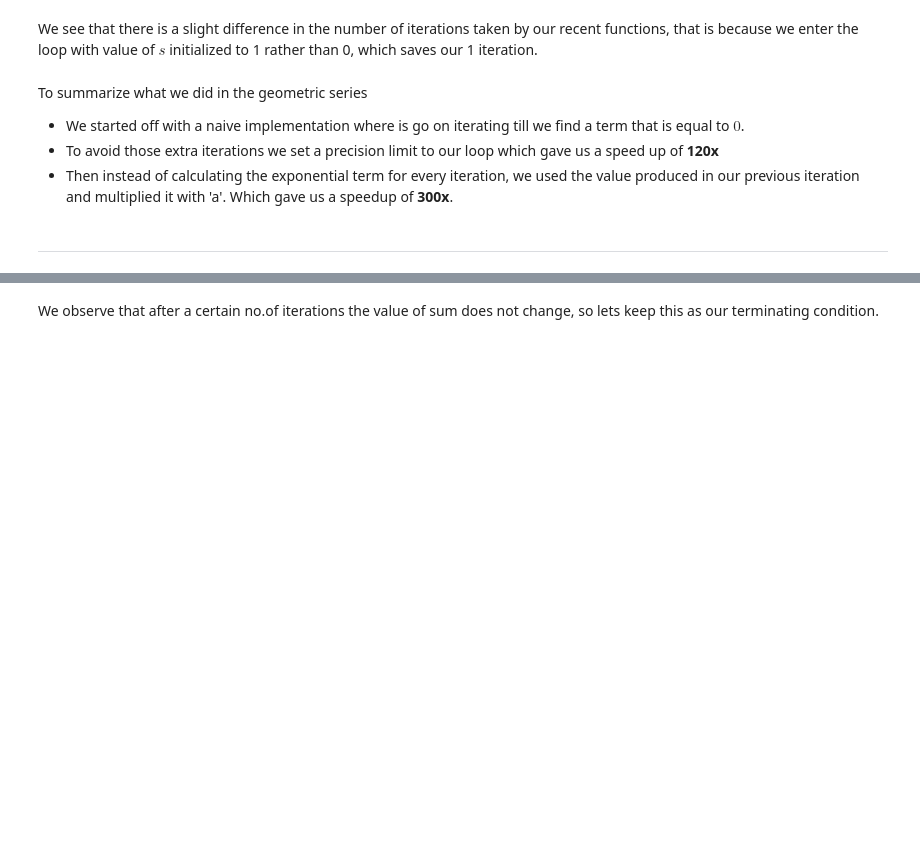
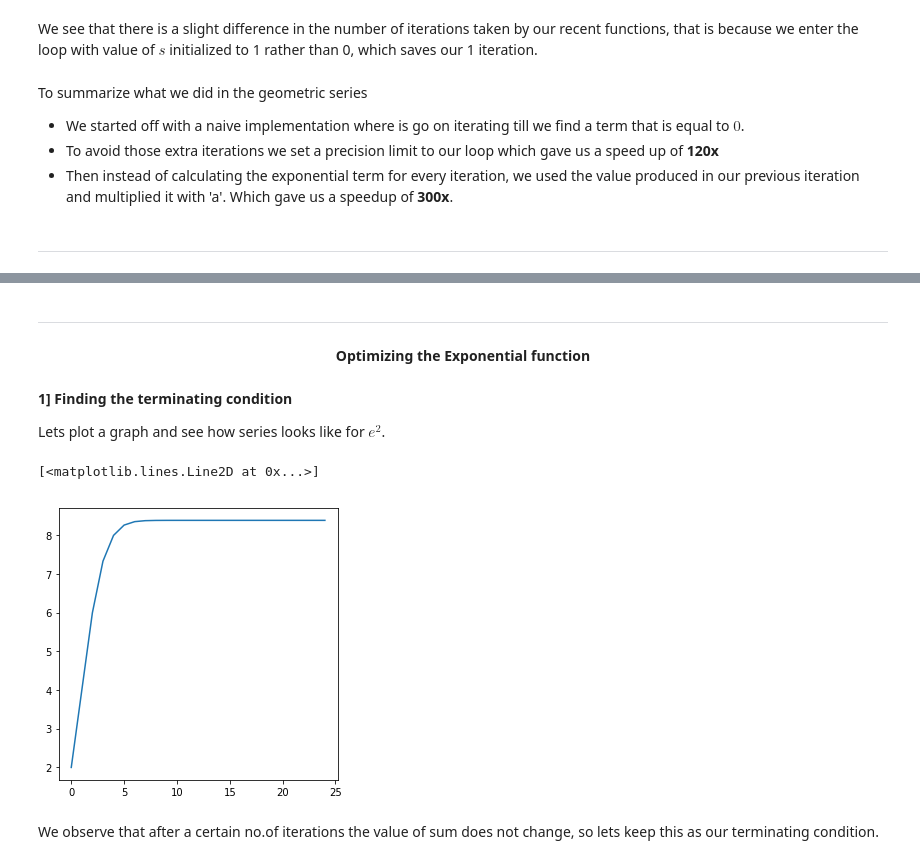
Before and after one commit to ShwetaBarge/PythonForDataScience, a Jupyter notebook: Taylor Series.ipynb, the cells around one changed output, grey strips where cells are left out. Saved outputs shown, nothing was run; the diff lists cells and outputs as text; code cells hidden in the pictures; blank space fills up the shorter version.

```diff
--- a/Taylor Series.ipynb
+++ b/Taylor Series.ipynb
@@ -254,3 +345,24 @@ e_pow(2)
+# %% [markdown]
+***
+# %% [markdown]
+<center><b>Optimizing the Exponential function
+# %% [markdown]
+<b>1] Finding the terminating condition </b>
+<p>Lets plot a graph and see how series looks like for $e^2$.
+# %%
+e = 1
+i = 0
+l = []
+while i < 25 :
+    e += 2**i/math.factorial(i)
+    i = i + 1
+    l.append(e)
+
+fig, ax = plt.subplots(1,1,figsize=(5,5))
+ax.plot(l)
+# %% [output]
+[<matplotlib.lines.Line2D at 0x...>]
+[figure, added]
 # %% [markdown]
 We observe that after a certain no.of iterations the value of sum does not change, so lets keep this as our terminating condition.
 # %%
```
Also changed, not shown: parts of 35 cells of this notebook.
